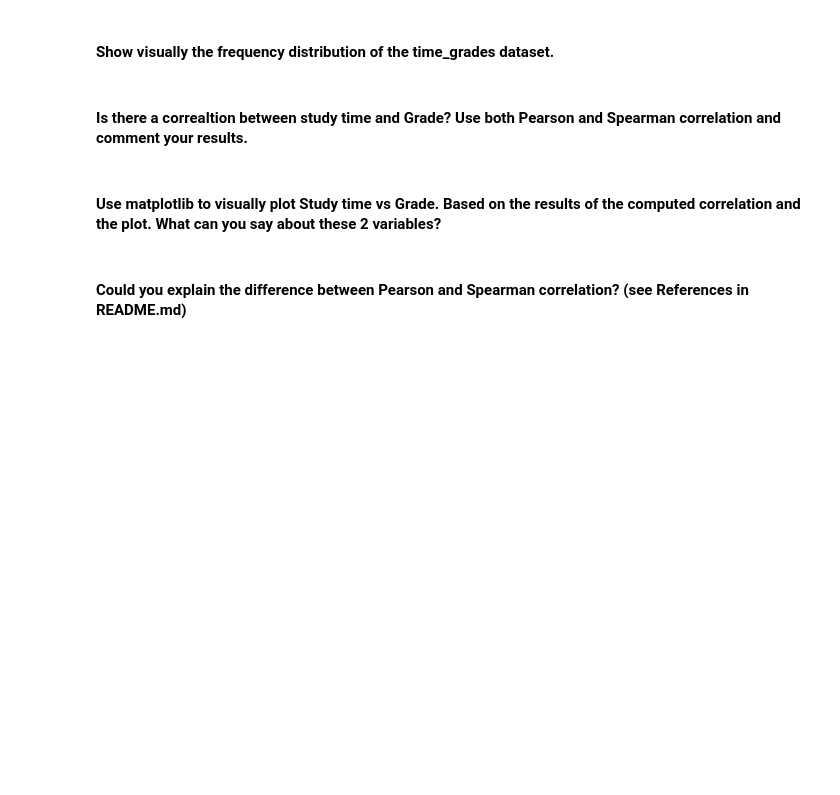
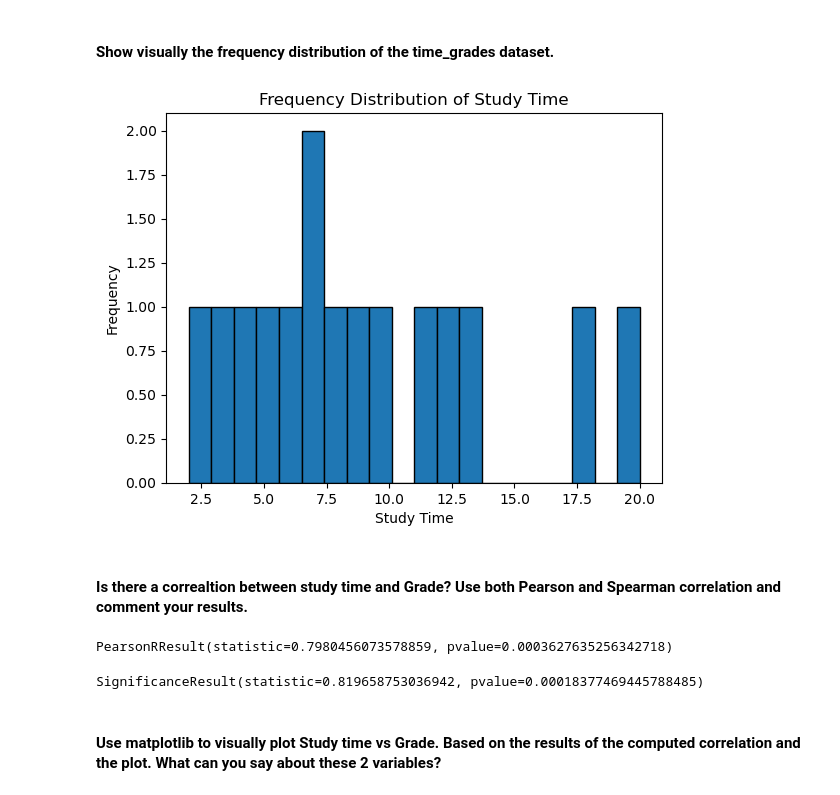
Before and after one commit to Ironhack-Data-Madrid-Octubre-2023/5.1-lab_pivot_table_and_correlation, a Jupyter notebook: your_code/main.ipynb, the cells around one changed output. Cells and saved outputs as stored; diff of their text form; code cells hidden in the pictures; blank space fills up the shorter version.

```diff
--- a/your_code/main.ipynb
+++ b/your_code/main.ipynb
@@ -144,2 +266,4 @@ column= ['Calorie burned', 'Steps','Floors','Minutes Sedentary','Minutes Very Ac
+# %%
+time_grades=pd.read_csv('Time_Grades.csv')
 # %% [markdown]
 #### Show visually the frequency distribution of the time_grades dataset.
@@ -148,2 +270,10 @@ column= ['Calorie burned', 'Steps','Floors','Minutes Sedentary','Minutes Very Ac
+# %%
+plt.hist(time_grades['Study time'], bins=20, edgecolor='black')
+plt.xlabel('Study Time')
+plt.ylabel('Frequency')
+plt.title('Frequency Distribution of Study Time')
+plt.show()
+# %% [output]
+[figure, added]
 # %% [markdown]
 #### Is there a correaltion between study time and Grade? Use both Pearson and Spearman correlation and comment your results.
@@ -154,2 +280,14 @@ column= ['Calorie burned', 'Steps','Floors','Minutes Sedentary','Minutes Very Ac
+# %%
+pearson_corr= scipy.stats.pearsonr(time_grades['Study time'], time_grades['Grade'])
+
+spearman_corr= scipy.stats.spearmanr(time_grades['Study time'], time_grades['Grade'])
+
+pearson_corr
+# %% [output]
+PearsonRResult(statistic=0.7980456073578859, pvalue=0.0003627635256342718)
+# %%
+spearman_corr
+# %% [output]
+SignificanceResult(statistic=0.819658753036942, pvalue=0.00018377469445788485)
 # %% [markdown]
 #### Use matplotlib to visually plot Study time vs Grade. Based on the results of the computed correlation and the plot. What can you say about these 2 variables?
@@ -160,2 +293,0 @@ column= ['Calorie burned', 'Steps','Floors','Minutes Sedentary','Minutes Very Ac
-# %% [markdown]
-#### Could you explain the difference between Pearson and Spearman correlation? (see References in README.md)
```
Also changed, not shown: parts of 52 cells of this notebook.
